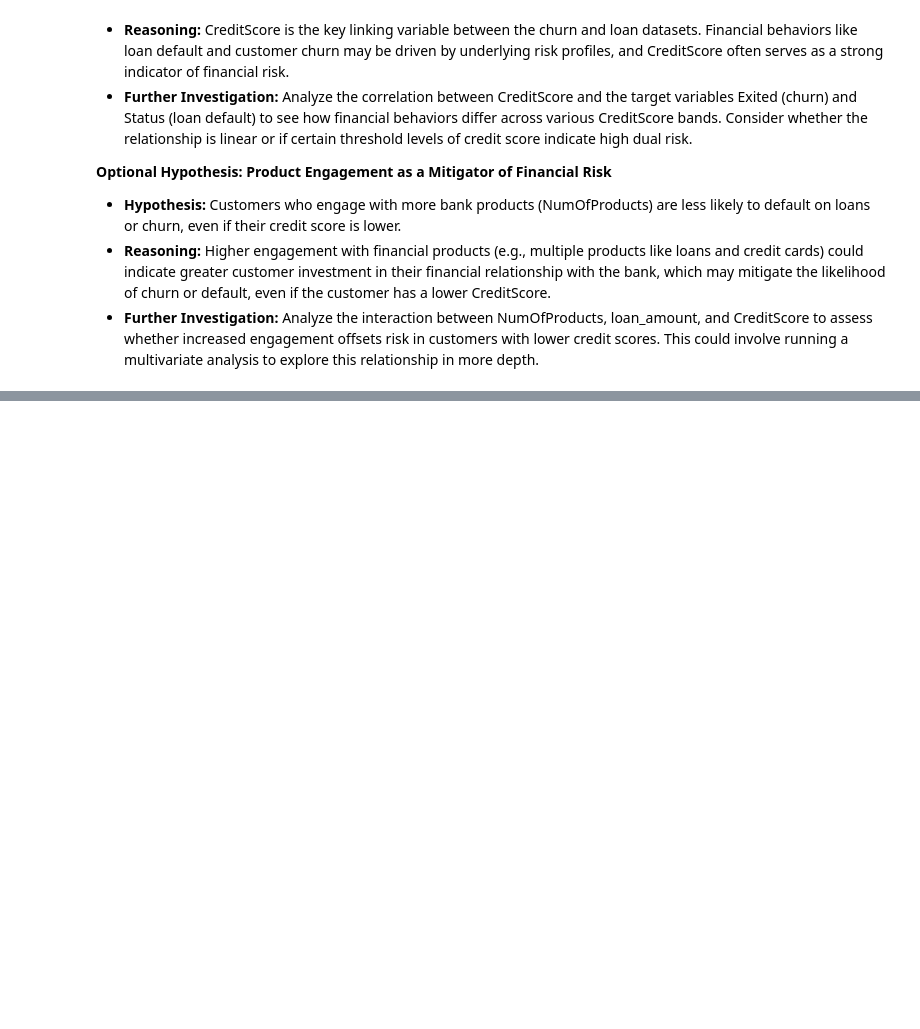
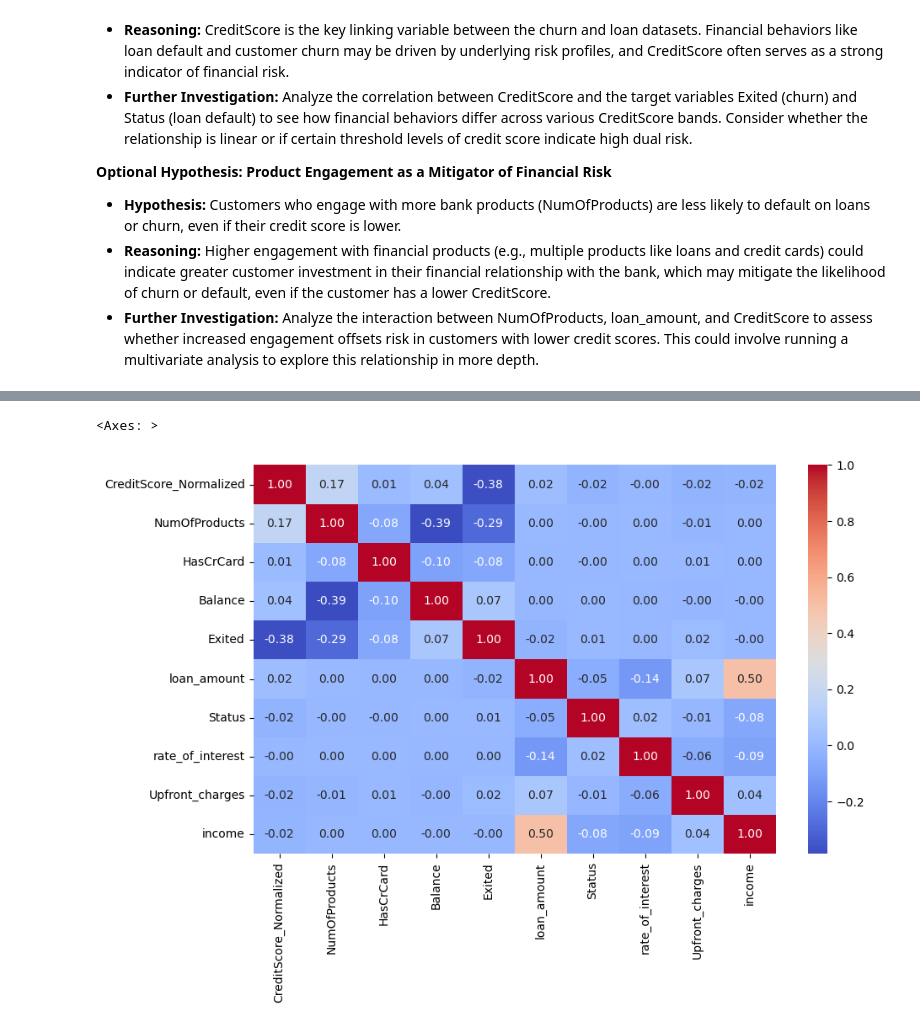
Before and after one commit to diegopiraquive/FDS24-Piraquive, a Jupyter notebook: Piraquive_CMSE830_Proyect.ipynb, the cells around one changed output, grey strips where cells are left out. Saved outputs shown, nothing was run; the diff lists cells and outputs as text; code cells hidden in the pictures; blank space fills up the shorter version.

```diff
--- a/Piraquive_CMSE830_Proyect.ipynb
+++ b/Piraquive_CMSE830_Proyect.ipynb
@@ -649,0 +704,21 @@ We also considered looking for temporal trends, seasonal patterns, or clusters.
+# %%
+churn_relevant_columns = ['CreditScore', 'CreditScore_Normalized', 'CreditScore_Category',
+                          'Balance', 'NumOfProducts', 'HasCrCard', 'Exited']
+churn_data = churn_df[churn_relevant_columns]
+
+credit_relevant_columns = ['Credit_Score', 'Age', 'Annual_Income',
+                           'Monthly_Inhand_Salary', 'Num_Bank_Accounts', 'Num_Credit_Card',
+                           'Interest_Rate', 'Outstanding_Debt', 'Credit_Utilization_Ratio', 'Num_of_Loan', 'Num_of_Delayed_Payment']
+
+loan_relevant_columns = ['Credit_Score', 'loan_amount', 'rate_of_interest', 'Interest_rate_spread', 'Upfront_charges', 'income',
+                         'loan_type_type1', 'loan_type_type2', 'loan_type_type3', 'open_credit', 'loan_limit', 'Status', 'CreditScore_Normalized', 'CreditScore_Category']
+
+loan_data_df = loan_data[loan_relevant_columns]
+
+# Verifying the subsets
+print("Churn Dataset:")
+print(churn_data.head())
+
+print("\nLoan Dataset:")
+print(loan_data_df.head())
+#print(loan_data_df.columns)
@@ -649,0 +743,15 @@ We also considered looking for temporal trends, seasonal patterns, or clusters.
+# %%
+# Merging churn_data and loan_data_df using CreditScore_Normalized
+churn_loan_merged = churn_data.merge(
+    loan_data_df,
+    on='CreditScore_Normalized',
+    how='inner',
+    suffixes=('_churn', '_loan'))
+
+print("Shape of churn_loan_merged:", churn_loan_merged.shape)
+
+
+print("Columns in churn_loan_merged:", churn_loan_merged.columns)
+
+
+print(churn_loan_merged.head())
@@ -649,0 +776,7 @@ We also considered looking for temporal trends, seasonal patterns, or clusters.
+# %%
+final_corr = churn_loan_merged[['CreditScore_Normalized', 'NumOfProducts', 'HasCrCard', 'Balance', 'Exited', 'loan_amount', 'Status', 'rate_of_interest', 'Upfront_charges', 'income']].corr()
+plt.figure(figsize=(10, 6))
+sns.heatmap(final_corr, annot=True, cmap="coolwarm", fmt=".2f")
+# %% [output]
+<Axes: >
+[figure, added]
```
Also changed, not shown: parts of 23 cells of this notebook.
